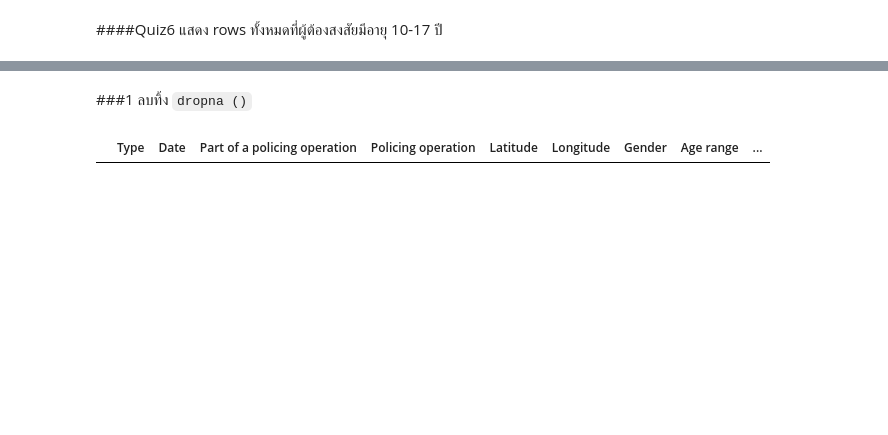
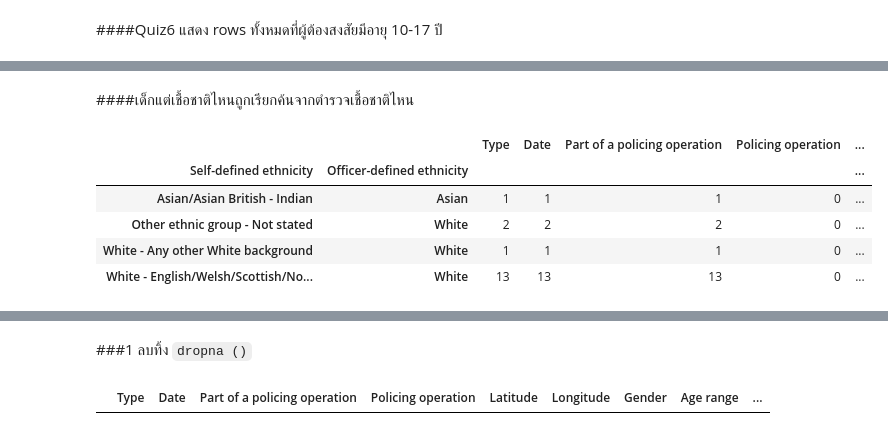
Before and after one commit to emkrit1242/MSC_DPDM_2025, a Jupyter notebook: Data101.ipynb, the cells around one changed output, grey strips where cells are left out. Drawn from its saved outputs; the diff is of its cells as text; code cells hidden in the pictures; blank space fills up the shorter version.

```diff
--- a/Data101.ipynb
+++ b/Data101.ipynb
@@ -294,0 +323,11 @@ SS_warwick[SS_warwick['Age range'] == '10-17']
+# %% [markdown]
+####เด็กแต่เชื้อชาติไหนถูกเรียกค้นจากตำรวจเชื้อชาติไหน
+# %%
+SS_warwick[SS_warwick['Age range'] == '10-17'].groupby(['Self-defined ethnicity','Officer-defined ethnicity']).count()
+# %% [output]
+|  |  | Type | Date | Part of a policing operation | Policing operation | ... |
+| Self-defined ethnicity | Officer-defined ethnicity |  |  |  |  | ... |
+| Asian/Asian British - Indian | Asian | 1 | 1 | 1 | 0 | ... |
+| Other ethnic group - Not stated | White | 2 | 2 | 2 | 0 | ... |
+| White - Any other White background | White | 1 | 1 | 1 | 0 | ... |
+| White - English/Welsh/Scottish/No... | White | 13 | 13 | 13 | 0 | ... |
```
Also changed, not shown: parts of 5 cells of this notebook.
